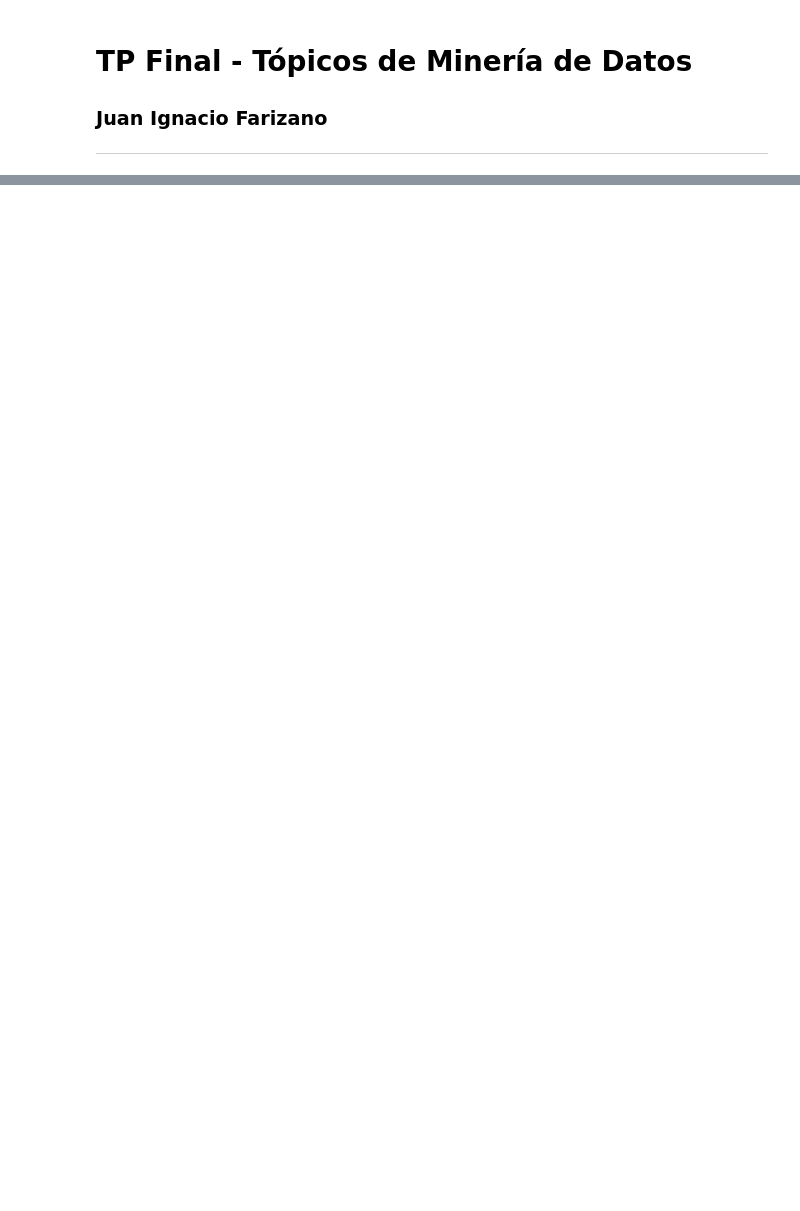
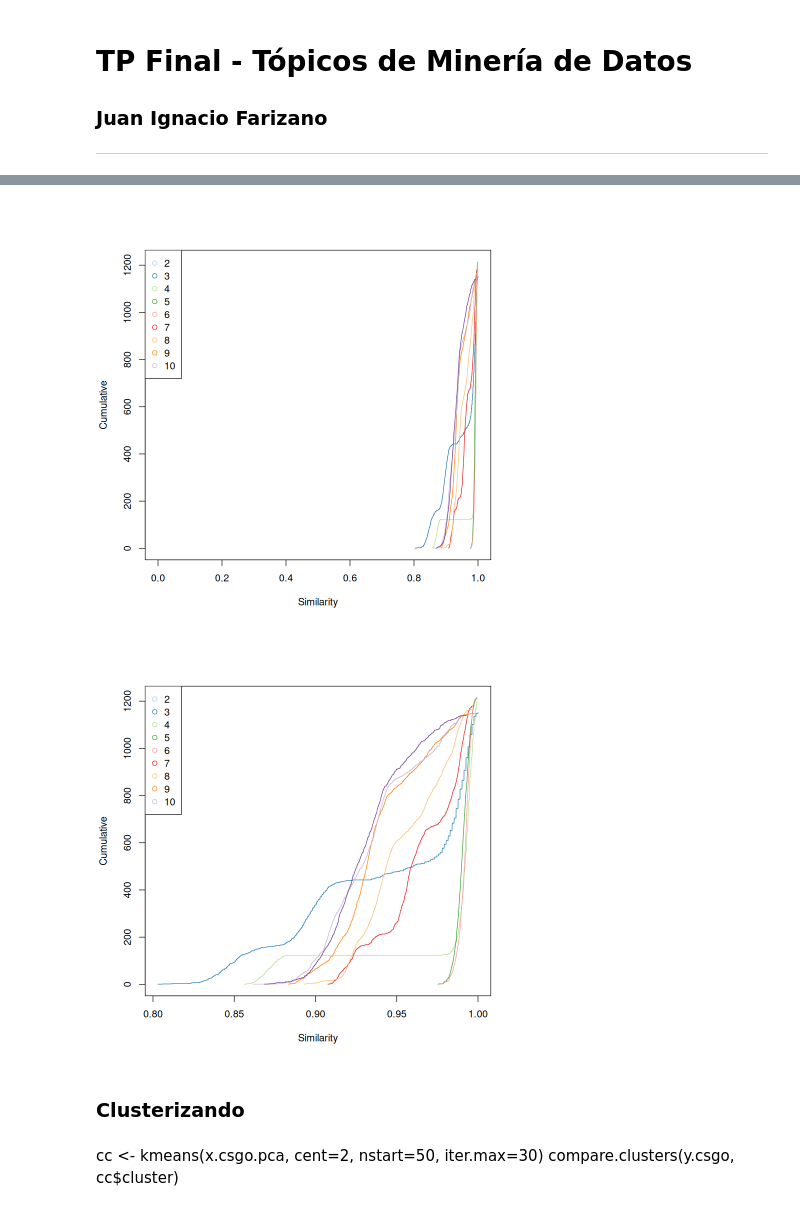
Before and after one commit to jfarizano/DataMining, a Jupyter notebook: tpfinal.ipynb, the cells around one changed output, grey strips where cells are left out. Saved outputs shown, nothing was run; the diff lists cells and outputs as text; code cells hidden in the pictures; blank space fills up the shorter version.

```diff
--- a/tpfinal.ipynb
+++ b/tpfinal.ipynb
@@ -67,0 +194,23 @@ biplot(x.csgo.pca,cex=0.8)
+# %%
+# cell aparte porque stability tarda una hora
+cl <- brewer.pal(n = 10, name = "Paired")
+
+plot(0,0,xlim = c(0,1),ylim=c(0, max(unlist(lapply(cumulative[-1], max)))),type = "n", xlab="Similarity", ylab="Cumulative")
+legend("topleft", legend = 2:10, col=cl, pch=1)
+for (i in 2:10){
+    lines(sorted[[i]], cumulative[[i]], col = cl[i],type = 's')
+}
+
+plot(0,0,xlim = c(min(unlist(lapply(sorted[-1], min))),1),ylim=c(0, max(unlist(lapply(cumulative[-1], max)))),type = "n", xlab="Similarity", ylab="Cumulative")
+legend("topleft", legend = 2:10, col=cl, pch=1)
+for (i in 2:10){
+    lines(sorted[[i]], cumulative[[i]], col = cl[i],type = 's')
+}
+# %% [output]
+[figure, added]
+[figure, added]
+# %% [markdown]
+### Clusterizando
+# %% [markdown]
+cc <- kmeans(x.csgo.pca, cent=2, nstart=50, iter.max=30)
+compare.clusters(y.csgo, cc$cluster)
```
Also changed, not shown: parts of 26 cells of this notebook, 3 other files.
